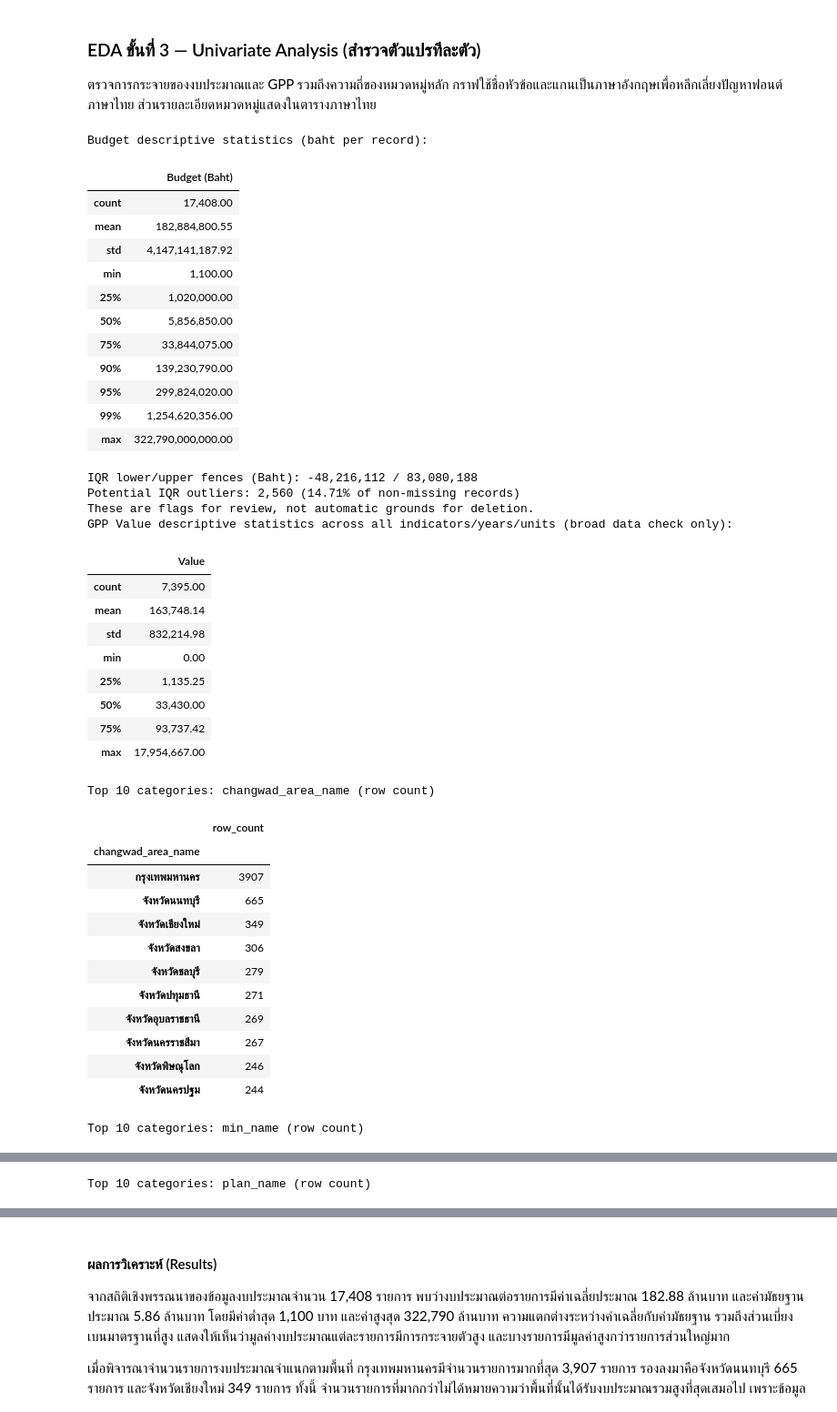
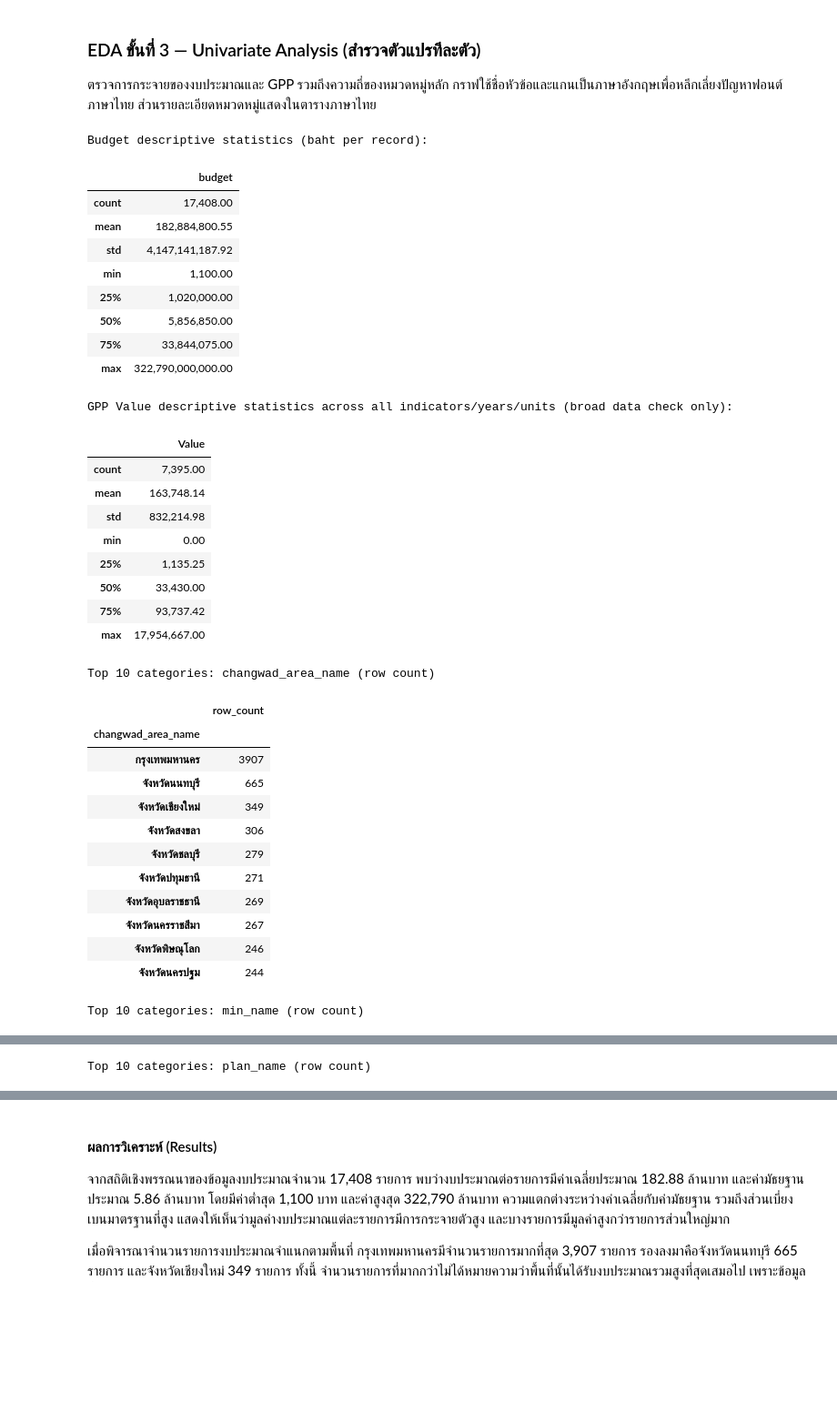
Before and after one commit to niradaa-art/project_BP_group8, a Jupyter notebook: Project_Colab_group8.ipynb, the cells around one changed output, grey strips where cells are left out. Shown at 91% size. Cells and saved outputs as stored; diff of their text form; code cells hidden in the pictures; blank space fills up the shorter version.

```diff
--- a/Project_Colab_group8.ipynb
+++ b/Project_Colab_group8.ipynb
@@ -628,48 +620,30 @@ Note: duplicate rows are flagged for review, not automatically deleted.
 # %%
 # EDA 3: distributions and category frequencies
 print('Budget descriptive statistics (baht per record):')
-budget_values = budget_clean['budget'].dropna()
-display(budget_values.describe(percentiles=[.25, .50, .75, .90, .95, .99]).to_frame('Budget (Baht)').style.format('{:,.2f}'))
-q1, q3 = budget_values.quantile(.25), budget_values.quantile(.75)
-iqr = q3 - q1
-lower_fence, upper_fence = q1 - 1.5 * iqr, q3 + 1.5 * iqr
-outlier_mask = (budget_values < lower_fence) | (budget_values > upper_fence)
-print(f'IQR lower/upper fences (Baht): {lower_fence:,.0f} / {upper_fence:,.0f}')
-print(f'Potential IQR outliers: {int(outlier_mask.sum()):,} ({outlier_mask.mean()*100:.2f}% of non-missing records)')
-print('These are flags for review, not automatic grounds for deletion.')
+display(budget_clean['budget'].describe().to_frame().style.format('{:,.2f}'))
 print('GPP Value descriptive statistics across all indicators/years/units (broad data check only):')
 display(gpp_clean['Value'].describe().to_frame().style.format('{:,.2f}'))
 for col in ['changwad_area_name','min_name','plan_name','objc']:
     if col in budget_clean:
         print(f'\nTop 10 categories: {col} (row count)')
         display(budget_clean[col].value_counts(dropna=False).head(10).to_frame('row_count'))
 print('GPP indicator counts:')
 display(gpp_clean['NI'].value_counts(dropna=False).to_frame('row_count'))
 print('Province counts by party (trimmed):')
 display(party_clean['party_name'].value_counts(dropna=False).to_frame('province_count'))
 
 plt.figure(figsize=(8,5))
 plt.hist((budget_clean['budget'].dropna()/1e6), bins=50)
 plt.xlabel('Budget per Record (Million Baht)'); plt.ylabel('Frequency')
 plt.title('EDA 3: Distribution of Budget per Record'); plt.tight_layout(); plt.show()
 # A log-scale histogram makes the highly skewed range easier to inspect
 positive_budget = budget_clean.loc[budget_clean['budget'] > 0, 'budget']/1e6
 plt.figure(figsize=(8,5)); plt.hist(np.log10(positive_budget), bins=40)
 plt.xlabel('Log10 Budget per Record (Million Baht)'); plt.ylabel('Frequency')
 plt.title('EDA 3: Log-Scale Distribution of Budget per Record'); plt.tight_layout(); plt.show()
-
-# Boxplot on a log scale to inspect the long right tail without deleting records
-positive_budget = budget_clean.loc[budget_clean['budget'] > 0, 'budget'] / 1e6
-plt.figure(figsize=(9, 3.5))
-plt.boxplot(positive_budget, vert=False)
-plt.xscale('log')
-plt.xlabel('Budget per Record (Million Baht, log scale)')
-plt.title('EDA 3: Budget Outlier Inspection (IQR flags require source review)')
-plt.tight_layout()
-plt.show()
 # %% [output]
 Budget descriptive statistics (baht per record):
-|  | Budget (Baht) |
+|  | budget |
 | count | 17,408.00 |
 | mean | 182,884,800.55 |
 | std | 4,147,141,187.92 |
@@ -677,13 +651,7 @@ Budget descriptive statistics (baht per record):
 | 25% | 1,020,000.00 |
 | 50% | 5,856,850.00 |
 | 75% | 33,844,075.00 |
-| 90% | 139,230,790.00 |
-| 95% | 299,824,020.00 |
-| 99% | 1,254,620,356.00 |
 | max | 322,790,000,000.00 |
-IQR lower/upper fences (Baht): -48,216,112 / 83,080,188
-Potential IQR outliers: 2,560 (14.71% of non-missing records)
-These are flags for review, not automatic grounds for deletion.
 GPP Value descriptive statistics across all indicators/years/units (broad data check only):
 |  | Value |
 | count | 7,395.00 |
```
Also changed, not shown: parts of 63 cells of this notebook.
